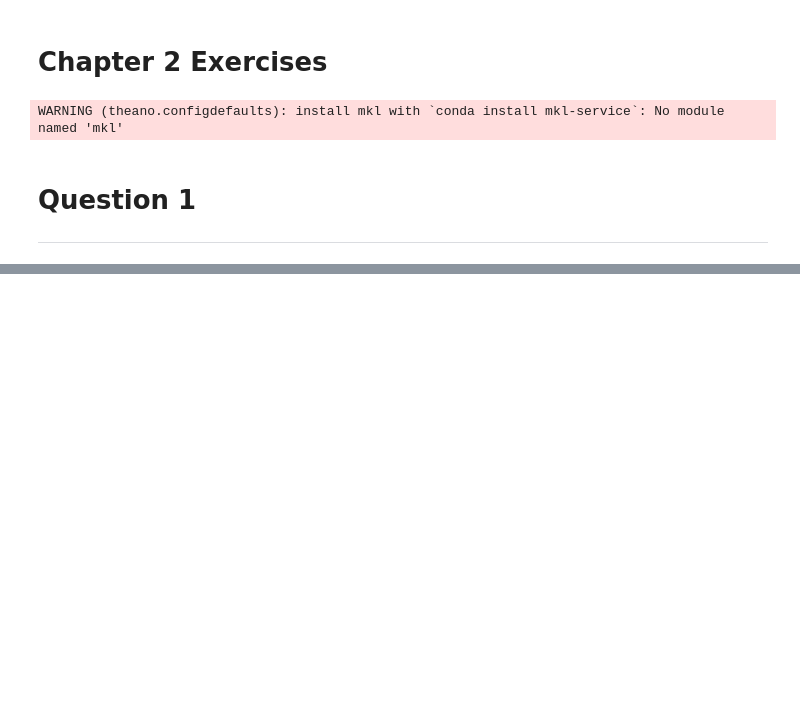
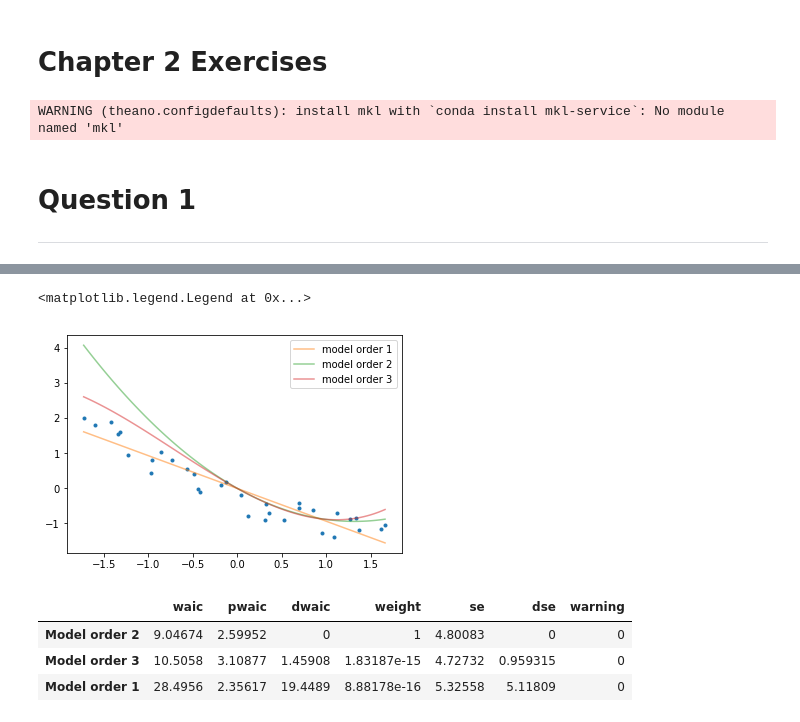
Before and after one commit to aloctavodia/BAP, a Jupyter notebook: exercises/Chapter5_part1.ipynb, the cells around one changed output, grey strips where cells are left out. Saved outputs shown, nothing was run; the diff lists cells and outputs as text; code cells hidden in the pictures; blank space fills up the shorter version.

```diff
--- a/exercises/Chapter5_part1.ipynb
+++ b/exercises/Chapter5_part1.ipynb
@@ -84,0 +89,22 @@ Why does sd 100 fail to converge in such a weird way? In the third case which co
+# %%
+dummy_data = np.loadtxt('../code/data/dummy.csv')
+x_1 = dummy_data[:, 0]
+y_1 = dummy_data[:, 1]
+y_1s = (y_1 - y_1.mean()) / y_1.std()
+
+traces_3 = []
+for order_3 in [1, 2, 3]:
+    x_1p = np.vstack([x_1**i for i in range(1, order_3+1)])
+    x_1s = (x_1p - x_1p.mean(axis=1, keepdims=True)) / \
+        x_1p.std(axis=1, keepdims=True)
+
+    with pm.Model() as model_p:
+        α = pm.Normal('α', mu=0, sd=1)
+        β = pm.Normal('β', mu=0, sd=1, shape=order_3)
+        ϵ = pm.HalfNormal('ϵ', 5)
+
+        μ = α + pm.math.dot(β, x_1s)
+        y_pred = pm.Normal('y_pred', mu=μ, sd=ϵ, observed=y_1s)
+
+        trace_3 = pm.sample(2000)
+        traces_3.append([order_3, trace_3])
@@ -84,0 +125,25 @@ Why does sd 100 fail to converge in such a weird way? In the third case which co
+# %%
+x_new = np.linspace(x_1s[0].min(), x_1s[0].max(), 100)
+
+for order_3, trace in traces_3:
+    α_p_post = trace['α'].mean()
+    β_p_post = trace['β'].mean(axis=0)
+
+    x_new_order = np.vstack([x_new**i for i in range(1, order_3+1)])
+
+    y_post = α_p_post + np.dot(β_p_post, x_new_order)
+    plt.plot(x_new, y_post, f'C{order_3}', label=f'model order {order_3}', alpha=.5)
+
+plt.scatter(x_1s[0], y_1s, c='C0', marker='.')
+plt.legend()
+# %% [output]
+<matplotlib.legend.Legend at 0x...>
+[figure, added]
+# %%
+traces_d = {f"Model order {order}":trace for order, trace in traces_3}
+az.compare(traces_d)
+# %% [output]
+|  | waic | pwaic | dwaic | weight | se | dse | warning |
+| Model order 2 | 9.04674 | 2.59952 | 0 | 1 | 4.80083 | 0 | 0 |
+| Model order 3 | 10.5058 | 3.10877 | 1.45908 | 1.83187e-15 | 4.72732 | 0.959315 | 0 |
+| Model order 1 | 28.4956 | 2.35617 | 19.4489 | 8.88178e-16 | 5.32558 | 5.11809 | 0 |
```
Also changed, not shown: parts of 18 cells of this notebook.
